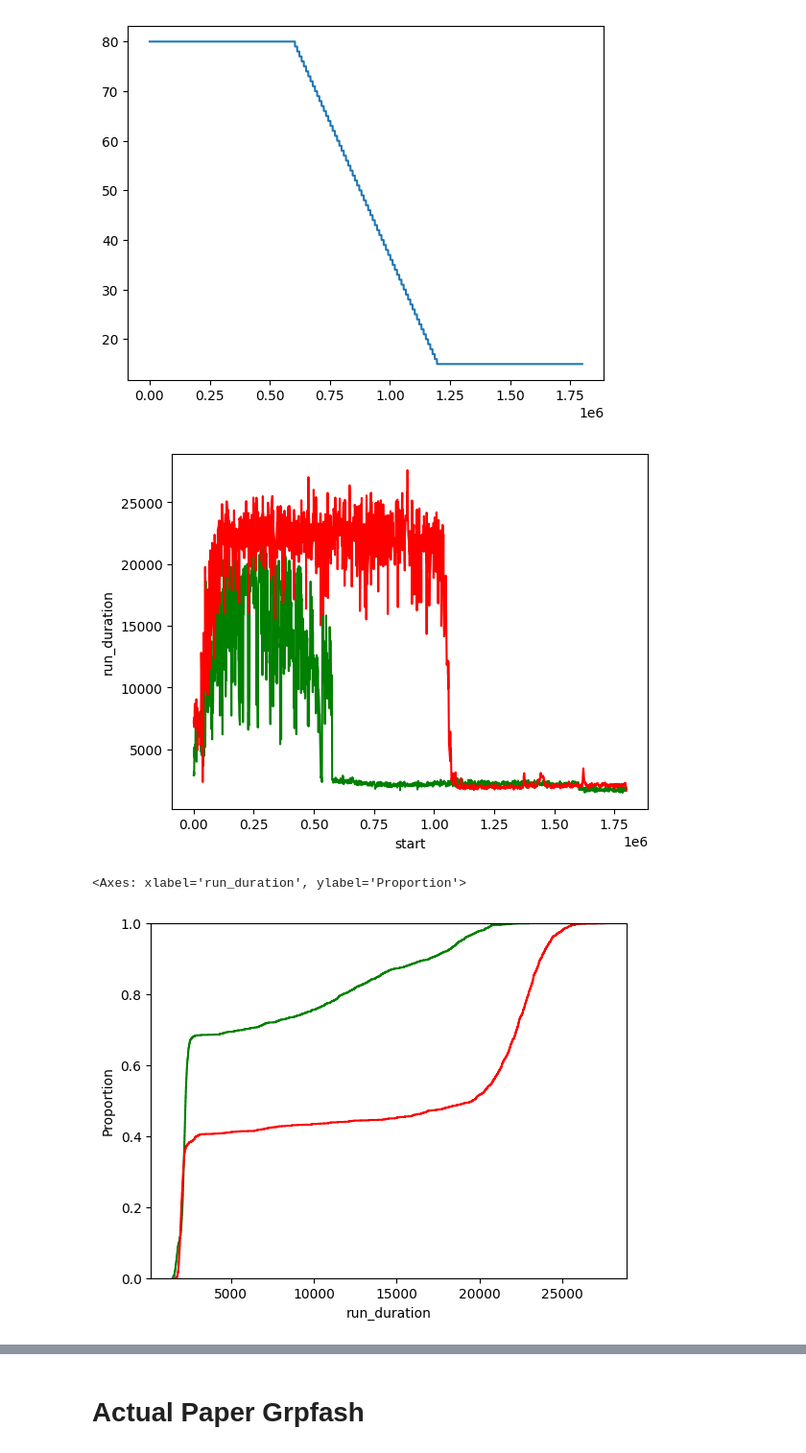
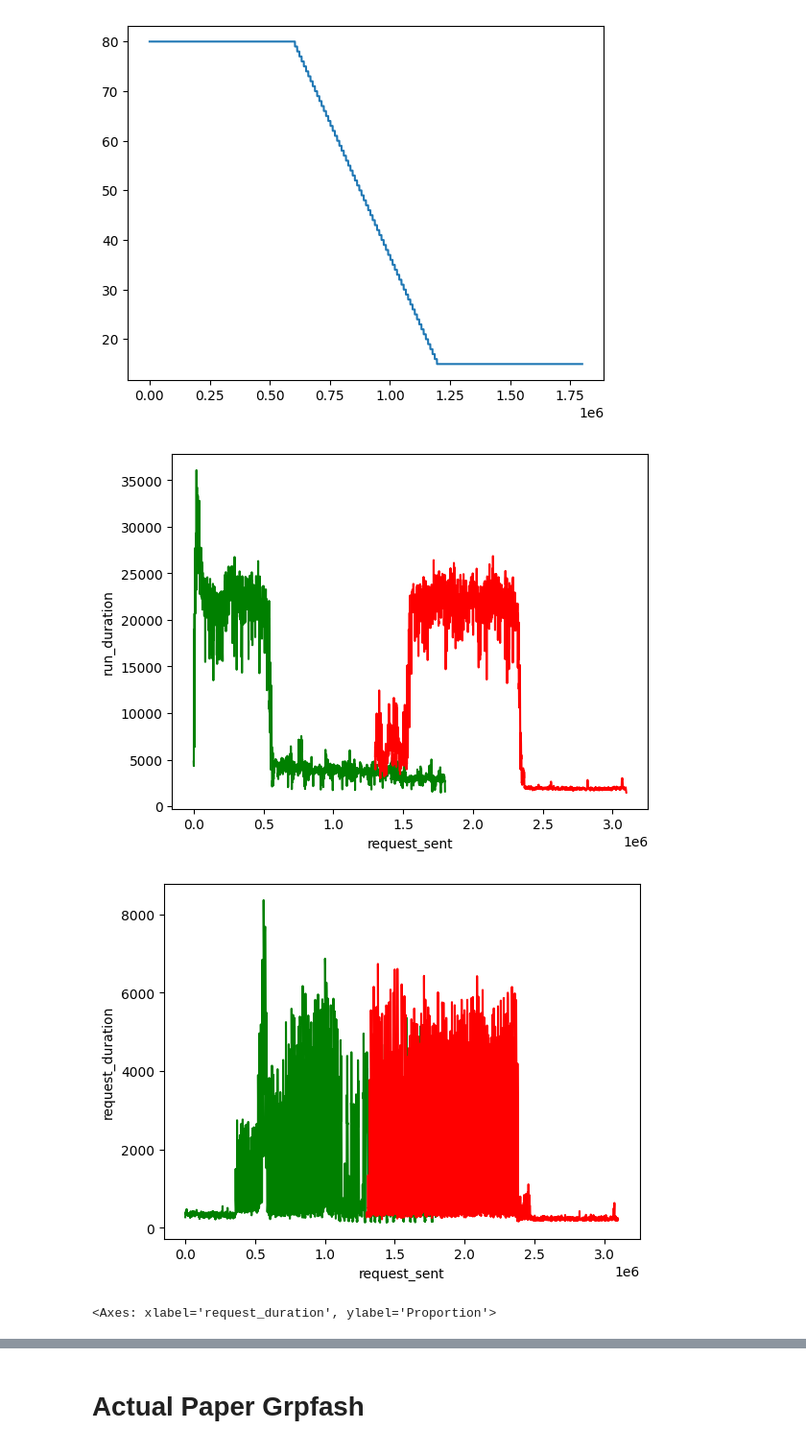
Before and after one commit to umbrellerde/nuclio, a Jupyter notebook: profaastinate/evaluation/stats/stats.ipynb, the cells around one changed output, grey strips where cells are left out. Shown: that part at 96% size. Cells and saved outputs as stored; diff of their text form; code cells hidden in the pictures.

```diff
--- a/profaastinate/evaluation/stats/stats.ipynb
+++ b/profaastinate/evaluation/stats/stats.ipynb
@@ -13,8 +13,8 @@ import matplotlib.pyplot as plt
 import math
 import tqdm
 # %%
-async_folder = "logs/08_E"
-sync_folder = "logs/09_F"
+async_folder = "logs/11_H"
+sync_folder = "logs/10_G"
 
 experiment_phases = [0, 600_000, 1_200_000, 1_800_000]
 function_colors = {
@@ -86,3 +105,5 @@ def get_df_from_folder(folder):
+# %%
+sync_df = sync_df[sync_df["function"].str.contains("urgent", regex=False)]
 # %%
 # If you want all CPU usage values in the df set this to False
 ONLY_RELEVANT_CPU = True
@@ -121,7 +142,7 @@ Try using .loc[row_indexer,col_indexer] = value instead
 See the caveats in the documentation: https://pandas.pydata.org/pandas-docs/stable/user_guide/indexing.html#returning-a-view-versus-a-copy
   sync_usage_df["experiment_time"] = sync_usage_df["unix_time"] - sync_min_unix
 # %%
-def get_workflow_from_df(df):
+def get_workflow_from_df(df, k6_df):
     df = df.copy()
     # set arbitrary_start to request_timestamp if it is set, use it. otherwise, set it to start
     df["arbitrary_start"] = df["request_timestamp"]
@@ -135,12 +156,14 @@ def get_workflow_from_df(df):
             'num_swamped': len(df[(df["callid"] == id) & df["mode"] == "swamped"]),
             'run_duration': df[df["callid"] == id]["run_duration"].sum(),
             'total_run_duration': df[df["callid"] == id]["total_run_duration"].sum(),
+            'request_sent': k6_df[k6_df["callid"] == id]["start"].min(), # its only one value, but who counts anyway
+            'request_duration': k6_df[k6_df["callid"] == id]["req_duration"].sum(), # also only one value
         }
         worfklow_list.append(workflow_info)
 
     return pd.DataFrame(worfklow_list)
-sync_workflow_df = get_workflow_from_df(sync_df)
-async_workflow_df = get_workflow_from_df(async_df)
+sync_workflow_df = get_workflow_from_df(sync_df, sync_k6_df)
+async_workflow_df = get_workflow_from_df(async_df, async_k6_df)
 # %%
 sns.lineplot(data=async_df, x="request_timestamp", y=async_df["start"]-async_df["request_timestamp"], hue="function")
 plt.show()
@@ -197,12 +220,15 @@ sns.lineplot(artificial_cpu_load)
 <Axes: >
 [figure]
 # %%
-sns.lineplot(data=async_workflow_df, x="start", y="run_duration", color="green")
-sns.lineplot(data=sync_workflow_df, x="start", y="run_duration", color="red")
+sns.lineplot(data=async_workflow_df, x="request_sent", y="run_duration", color="green")
+sns.lineplot(data=sync_workflow_df, x="request_sent", y="run_duration", color="red")
 plt.show()
-sns.ecdfplot(data=async_workflow_df, x="run_duration", color="green")
-sns.ecdfplot(data=sync_workflow_df, x="run_duration", color="red")
+sns.lineplot(data=async_workflow_df, x="request_sent", y="request_duration", color="green")
+sns.lineplot(data=sync_workflow_df, x="request_sent", y="request_duration", color="red")
+plt.show()
+sns.ecdfplot(data=async_workflow_df, x="request_duration", color="green")
+sns.ecdfplot(data=sync_workflow_df, x="request_duration", color="red")
 # %% [output]
-[figure, old version]
+[figure, new version]
+[figure, new version]
-<Axes: xlabel='run_duration', ylabel='Proportion'>
+<Axes: xlabel='request_duration', ylabel='Proportion'>
-[figure, old version]
```
Also changed, not shown: parts of 8 cells of this notebook, 11 other files.
